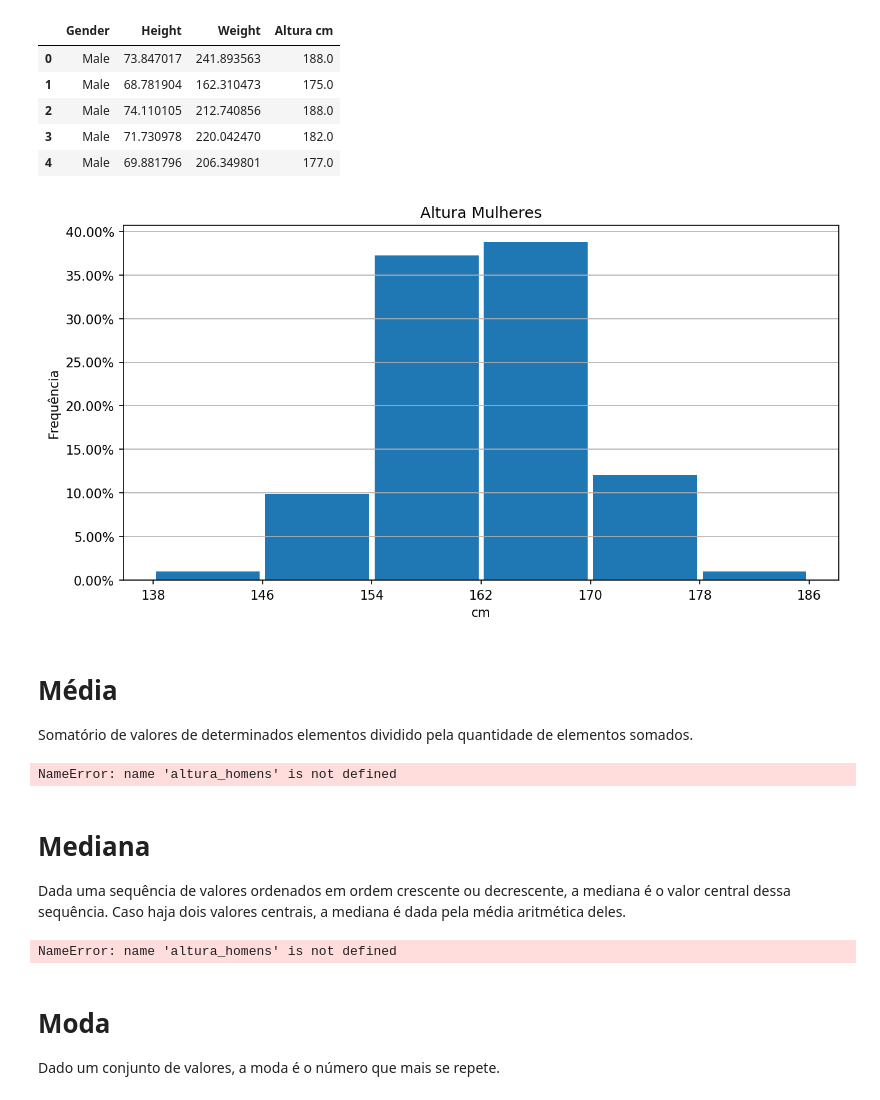
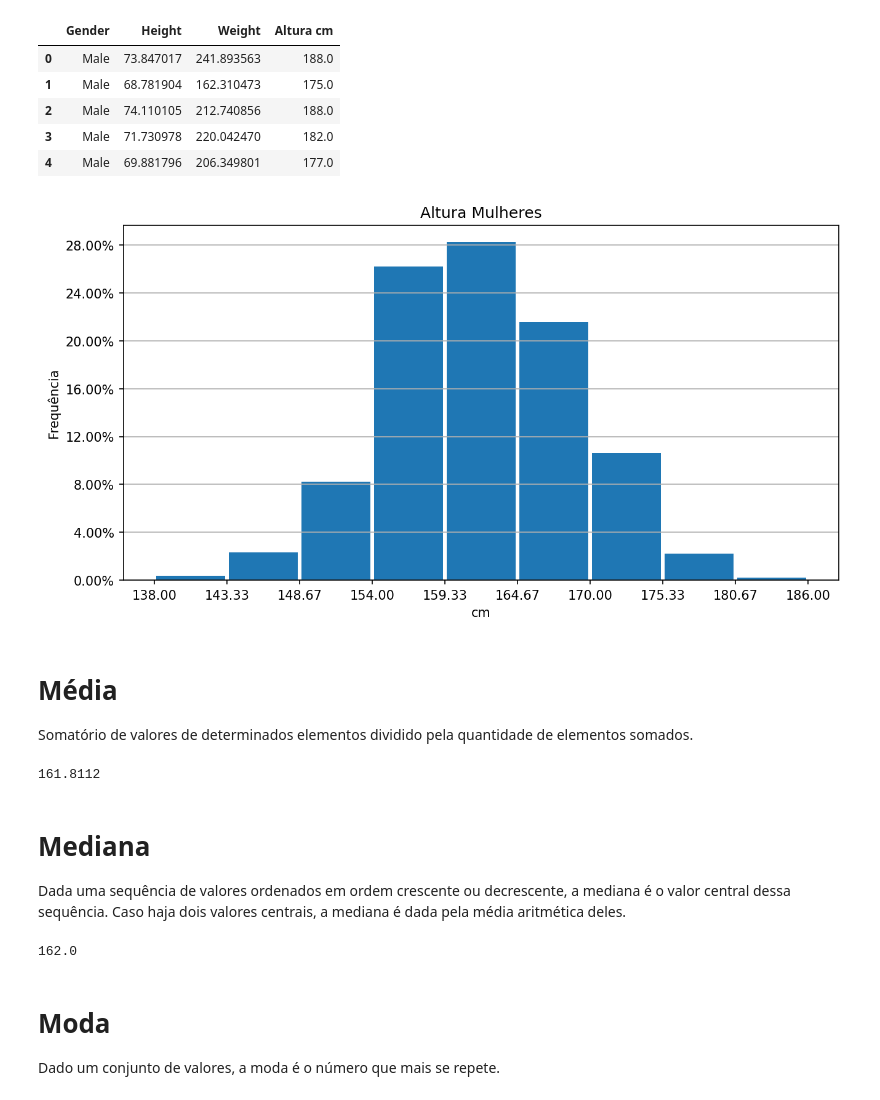
Before and after one commit to phillrog/py-machine-learning, a Jupyter notebook: notebooks/7 - Estatística/04 - Medidas de Dispersão.ipynb, the cells around one changed output. Saved outputs shown, nothing was run; the diff lists cells and outputs as text; code cells hidden in the pictures.

Commit message:
calcula a media, mediana e moda da altura de mulheres

```diff
--- a/notebooks/7 - Estatística/04 - Medidas de Dispersão.ipynb
+++ b/notebooks/7 - Estatística/04 - Medidas de Dispersão.ipynb
@@ -75,25 +75,25 @@ data.head()
 # %%
 altura_mulheres = data.loc[data['Gender']=='Female']['Altura cm']
 # %%
-gera_histograma(6,altura_mulheres,'Altura Mulheres','cm')
+gera_histograma(9,altura_mulheres,'Altura Mulheres','cm')
 # %% [output]
-[figure, old version]
+[figure, new version]
 # %%
 import statistics as stats
 # %% [markdown]
 # Média
 Somatório de valores de determinados elementos dividido pela quantidade de elementos somados.
 # %%
-stats.mean(altura_homens)
+stats.mean(altura_mulheres)
 # %% [output]
-NameError: name 'altura_homens' is not defined
+161.8112
 # %% [markdown]
 # Mediana
 Dada uma sequência de valores ordenados em ordem crescente ou decrescente, a mediana é o valor central dessa sequência. Caso haja dois valores centrais, a mediana é dada pela média aritmética deles.
 # %%
-stats.median(altura_homens)
+stats.median(altura_mulheres)
 # %% [output]
-NameError: name 'altura_homens' is not defined
+162.0
 # %% [markdown]
 # Moda
 Dado um conjunto de valores, a moda é o número que mais se repete.
```
Also changed, not shown: parts of 1 cell of this notebook.
